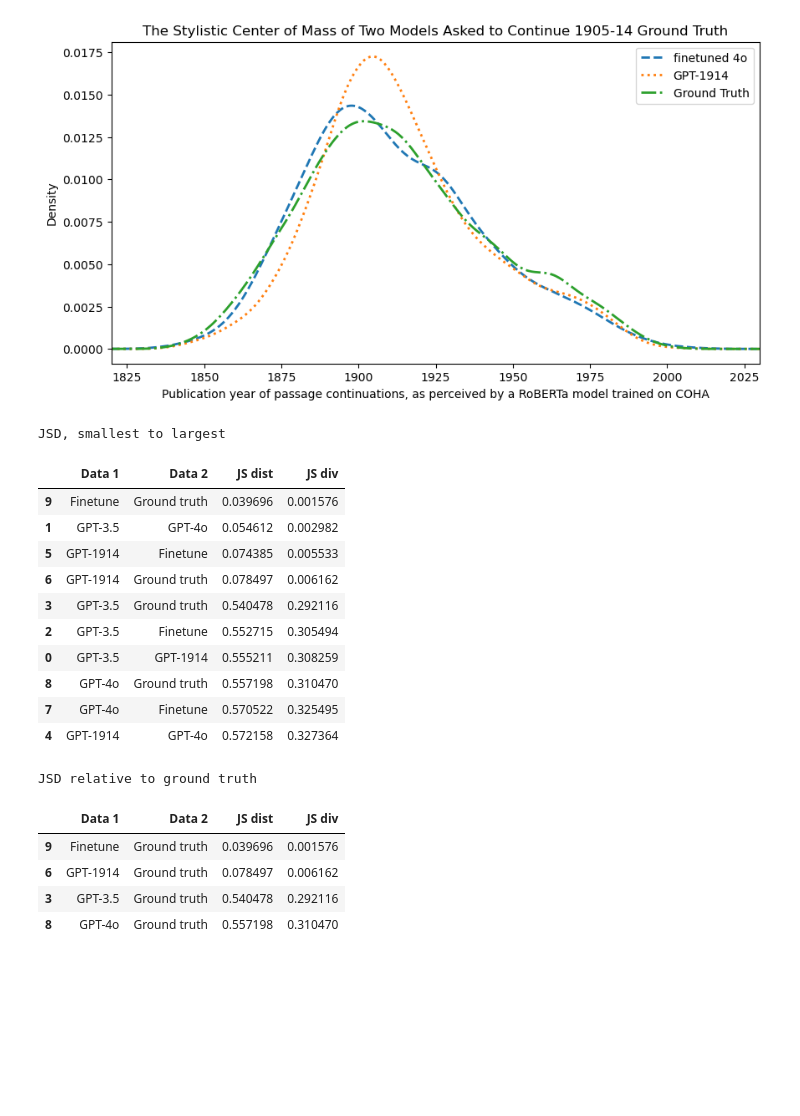
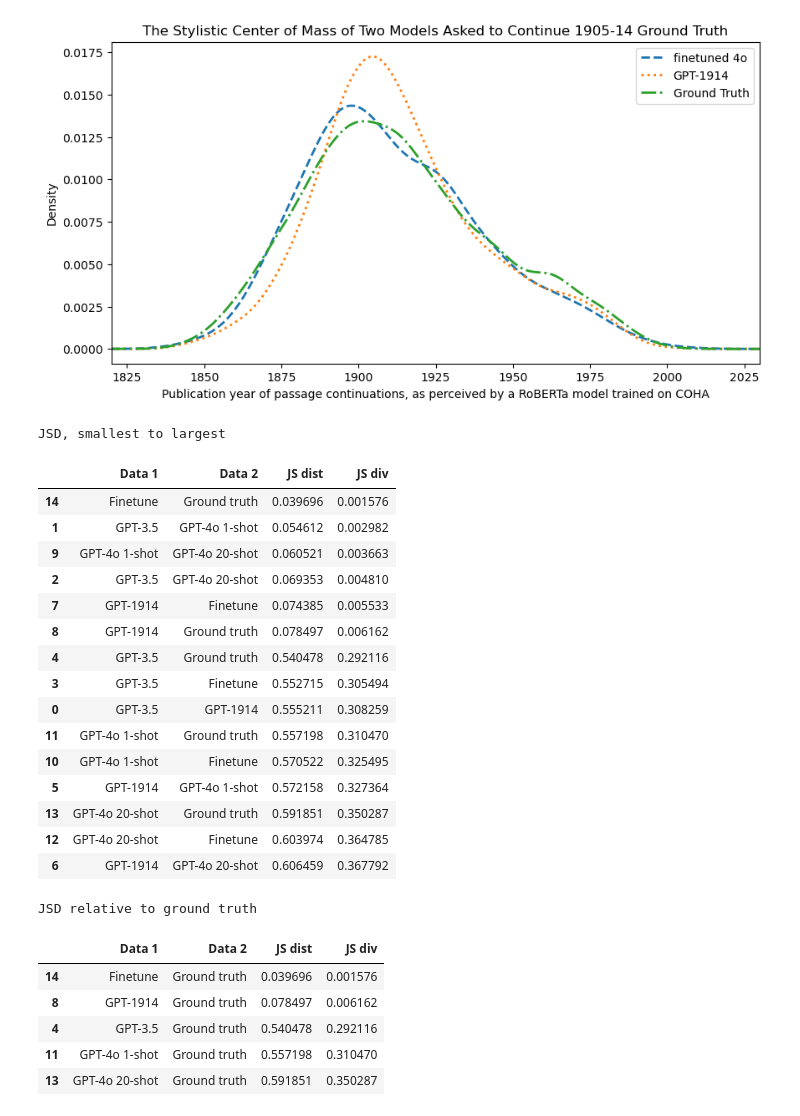
Before and after one commit to Historical-AI-Lab/GPT-1914, a Jupyter notebook: anachronism/VisualizePublicationYears.ipynb, the cells around one changed output. Cells and saved outputs as stored; diff of their text form; code cells hidden in the pictures; blank space fills up the shorter version.

Commit message:
Add 20-shot data

```diff
--- a/anachronism/VisualizePublicationYears.ipynb
+++ b/anachronism/VisualizePublicationYears.ipynb
@@ -126,55 +126,66 @@ plt.savefig('finetuned_center_of_mass.png', bbox_inches='tight', dpi=300)
 plt.show()
 # %% [output]
 [figure]
+# %%
+# load 20-shot data
+
+twenty_shot = pd.read_csv('20shot_publicationyears.tsv', sep='\t')
 # %%
 # calculate Jensen-Shannon distance over all pairs of data
 jsd_data = {
     'GPT-3.5':      gpt35['prediction'],
     'GPT-1914':     gpt1914['prediction'],
-    'GPT-4o':       gpt4o['prediction'],
+    'GPT-4o 1-shot':       gpt4o['prediction'],
+    'GPT-4o 20-shot': twenty_shot['prediction'],
     'Finetune':     finetune['prediction'],
     'Ground truth': groundtruth['prediction']
 }
 
 d1 = []
 d2 = []
 jsd = []
 for i, j in combinations(jsd_data.keys(), r=2):
     d1.append(i)
     d2.append(j)
     jsd.append(calculate_js_distance(jsd_data[i], jsd_data[j]))
 
 jsds = pd.DataFrame(
     {
         'Data 1':d1,
         'Data 2':d2,
         'JS dist':jsd
     }
 )
 jsds['JS div'] = jsds['JS dist']**2
 
 print('JSD, smallest to largest')
 jsds.sort_values(by='JS dist')
 # %% [output]
 JSD, smallest to largest
 |  | Data 1 | Data 2 | JS dist | JS div |
-| 9 | Finetune | Ground truth | 0.039696 | 0.001576 |
-| 1 | GPT-3.5 | GPT-4o | 0.054612 | 0.002982 |
-| 5 | GPT-1914 | Finetune | 0.074385 | 0.005533 |
-| 6 | GPT-1914 | Ground truth | 0.078497 | 0.006162 |
-| 3 | GPT-3.5 | Ground truth | 0.540478 | 0.292116 |
-| 2 | GPT-3.5 | Finetune | 0.552715 | 0.305494 |
+| 14 | Finetune | Ground truth | 0.039696 | 0.001576 |
+| 1 | GPT-3.5 | GPT-4o 1-shot | 0.054612 | 0.002982 |
+| 9 | GPT-4o 1-shot | GPT-4o 20-shot | 0.060521 | 0.003663 |
+| 2 | GPT-3.5 | GPT-4o 20-shot | 0.069353 | 0.004810 |
+| 7 | GPT-1914 | Finetune | 0.074385 | 0.005533 |
+| 8 | GPT-1914 | Ground truth | 0.078497 | 0.006162 |
+| 4 | GPT-3.5 | Ground truth | 0.540478 | 0.292116 |
+| 3 | GPT-3.5 | Finetune | 0.552715 | 0.305494 |
 | 0 | GPT-3.5 | GPT-1914 | 0.555211 | 0.308259 |
-| 8 | GPT-4o | Ground truth | 0.557198 | 0.310470 |
-| 7 | GPT-4o | Finetune | 0.570522 | 0.325495 |
-| 4 | GPT-1914 | GPT-4o | 0.572158 | 0.327364 |
+| 11 | GPT-4o 1-shot | Ground truth | 0.557198 | 0.310470 |
+| 10 | GPT-4o 1-shot | Finetune | 0.570522 | 0.325495 |
+| 5 | GPT-1914 | GPT-4o 1-shot | 0.572158 | 0.327364 |
+| 13 | GPT-4o 20-shot | Ground truth | 0.591851 | 0.350287 |
+| 12 | GPT-4o 20-shot | Finetune | 0.603974 | 0.364785 |
+| 6 | GPT-1914 | GPT-4o 20-shot | 0.606459 | 0.367792 |
 # %%
 print('JSD relative to ground truth')
 jsds.loc[jsds['Data 2']=='Ground truth'].sort_values(by=['Data 2', 'JS dist'])
 # %% [output]
 JSD relative to ground truth
 |  | Data 1 | Data 2 | JS dist | JS div |
-| 9 | Finetune | Ground truth | 0.039696 | 0.001576 |
-| 6 | GPT-1914 | Ground truth | 0.078497 | 0.006162 |
-| 3 | GPT-3.5 | Ground truth | 0.540478 | 0.292116 |
-| 8 | GPT-4o | Ground truth | 0.557198 | 0.310470 |
+| 14 | Finetune | Ground truth | 0.039696 | 0.001576 |
+| 8 | GPT-1914 | Ground truth | 0.078497 | 0.006162 |
+| 4 | GPT-3.5 | Ground truth | 0.540478 | 0.292116 |
+| 11 | GPT-4o 1-shot | Ground truth | 0.557198 | 0.310470 |
+| 13 | GPT-4o 20-shot | Ground truth | 0.591851 | 0.350287 |
```
